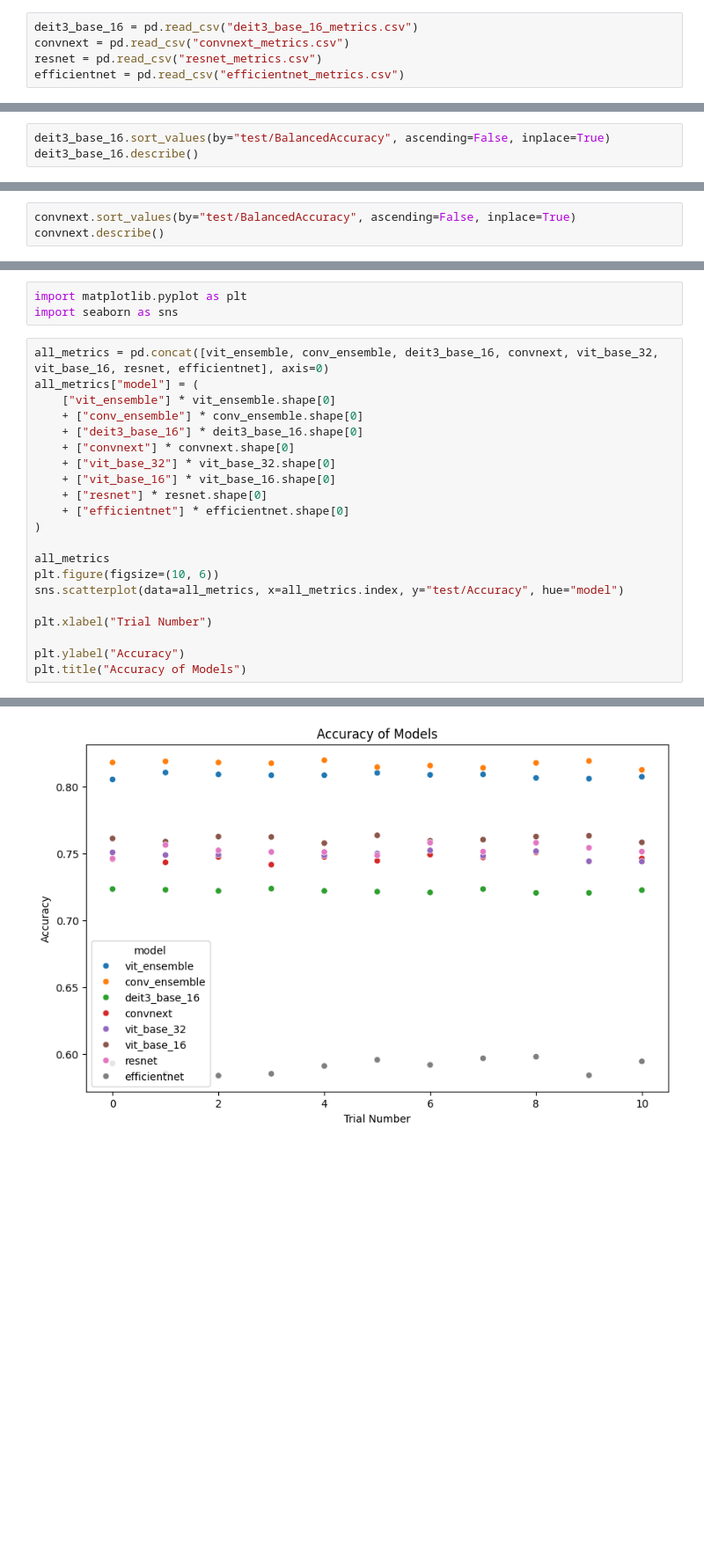
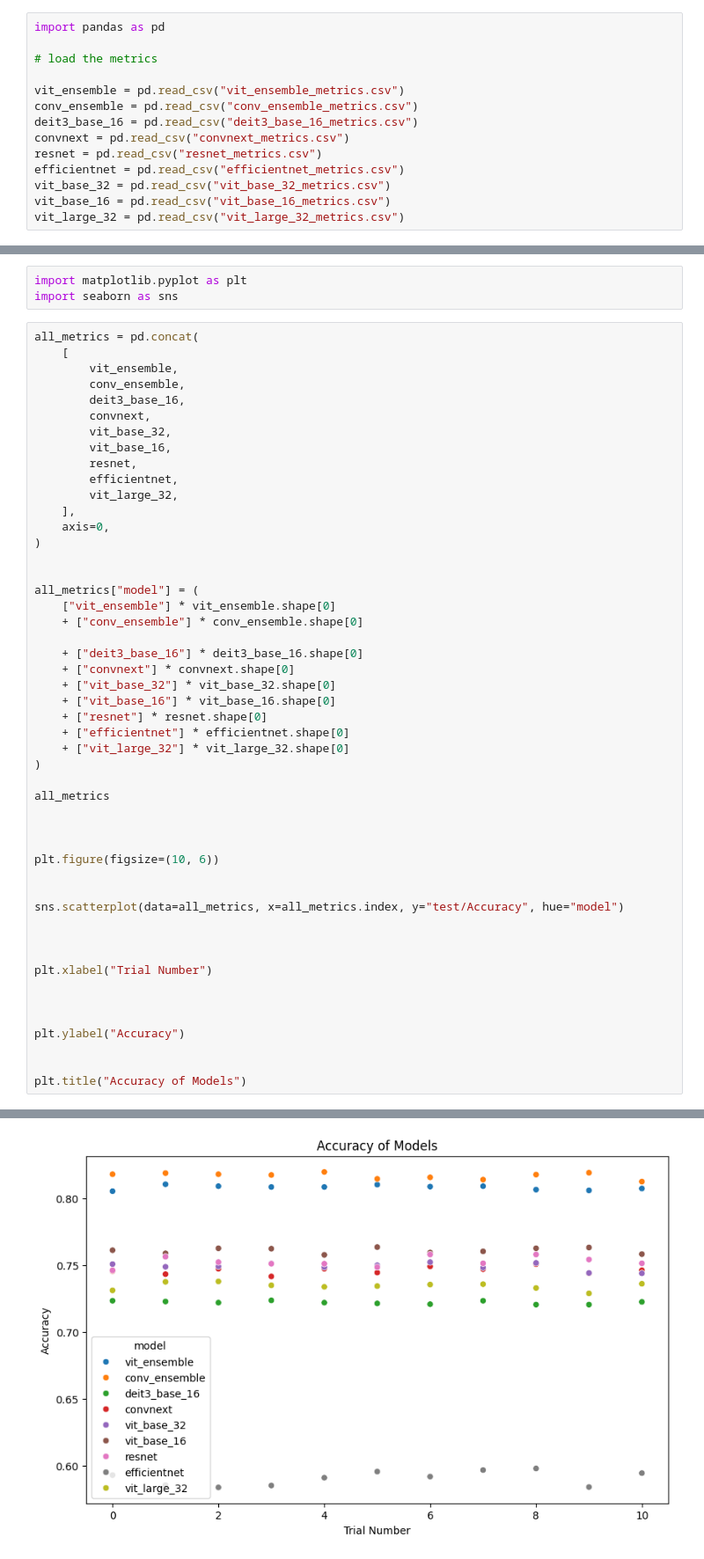
Before and after one commit to Antonio-Tresol/vits_ensemble_cr_leaves, a Jupyter notebook: metrics/metrics_analysis.ipynb, the cells around one changed output, grey strips where cells are left out. Shown at 88% size. Cells and saved outputs as stored; diff of their text form; blank space fills up the shorter version.

```diff
--- a/metrics/metrics_analysis.ipynb
+++ b/metrics/metrics_analysis.ipynb
@@ -6,5 +1,14 @@ conv_ensemble = pd.read_csv("conv_ensemble_metrics.csv")
 # %%
+import pandas as pd
+
+# load the metrics
+
+vit_ensemble = pd.read_csv("vit_ensemble_metrics.csv")
+conv_ensemble = pd.read_csv("conv_ensemble_metrics.csv")
 deit3_base_16 = pd.read_csv("deit3_base_16_metrics.csv")
 convnext = pd.read_csv("convnext_metrics.csv")
 resnet = pd.read_csv("resnet_metrics.csv")
 efficientnet = pd.read_csv("efficientnet_metrics.csv")
+vit_base_32 = pd.read_csv("vit_base_32_metrics.csv")
+vit_base_16 = pd.read_csv("vit_base_16_metrics.csv")
+vit_large_32 = pd.read_csv("vit_large_32_metrics.csv")
@@ -37,6 +38,3 @@ conv_ensemble.describe()
 | 50% | 0.817815 | 0.781542 |
 | 75% | 0.818536 | 0.782137 |
 | max | 0.819833 | 0.783742 |
-# %%
-deit3_base_16.sort_values(by="test/BalancedAccuracy", ascending=False, inplace=True)
-deit3_base_16.describe()
@@ -53,3 +40,0 @@ deit3_base_16.describe()
-# %%
-convnext.sort_values(by="test/BalancedAccuracy", ascending=False, inplace=True)
-convnext.describe()
@@ -67,29 +42,57 @@ convnext.describe()
 import matplotlib.pyplot as plt
 import seaborn as sns
 # %%
-all_metrics = pd.concat([vit_ensemble, conv_ensemble, deit3_base_16, convnext, vit_base_32, vit_base_16, resnet, efficientnet], axis=0)
+all_metrics = pd.concat(
+    [
+        vit_ensemble,
+        conv_ensemble,
+        deit3_base_16,
+        convnext,
+        vit_base_32,
+        vit_base_16,
+        resnet,
+        efficientnet,
+        vit_large_32,
+    ],
+    axis=0,
+)
+
+
 all_metrics["model"] = (
     ["vit_ensemble"] * vit_ensemble.shape[0]
     + ["conv_ensemble"] * conv_ensemble.shape[0]
+
     + ["deit3_base_16"] * deit3_base_16.shape[0]
     + ["convnext"] * convnext.shape[0]
     + ["vit_base_32"] * vit_base_32.shape[0]
     + ["vit_base_16"] * vit_base_16.shape[0]
     + ["resnet"] * resnet.shape[0]
     + ["efficientnet"] * efficientnet.shape[0]
+    + ["vit_large_32"] * vit_large_32.shape[0]
 )
 
 all_metrics
+
+
+
 plt.figure(figsize=(10, 6))
+
+
 sns.scatterplot(data=all_metrics, x=all_metrics.index, y="test/Accuracy", hue="model")
+
+
 
 plt.xlabel("Trial Number")
 
+
+
 plt.ylabel("Accuracy")
+
+
 plt.title("Accuracy of Models")
 # %% [output]
 Text(0.5, 1.0, 'Accuracy of Models')
-[figure, old version]
+[figure, new version]
 # %%
 plt.figure(figsize=(10, 6))
 sns.scatterplot(
```
Also changed, not shown: parts of 15 cells of this notebook.
